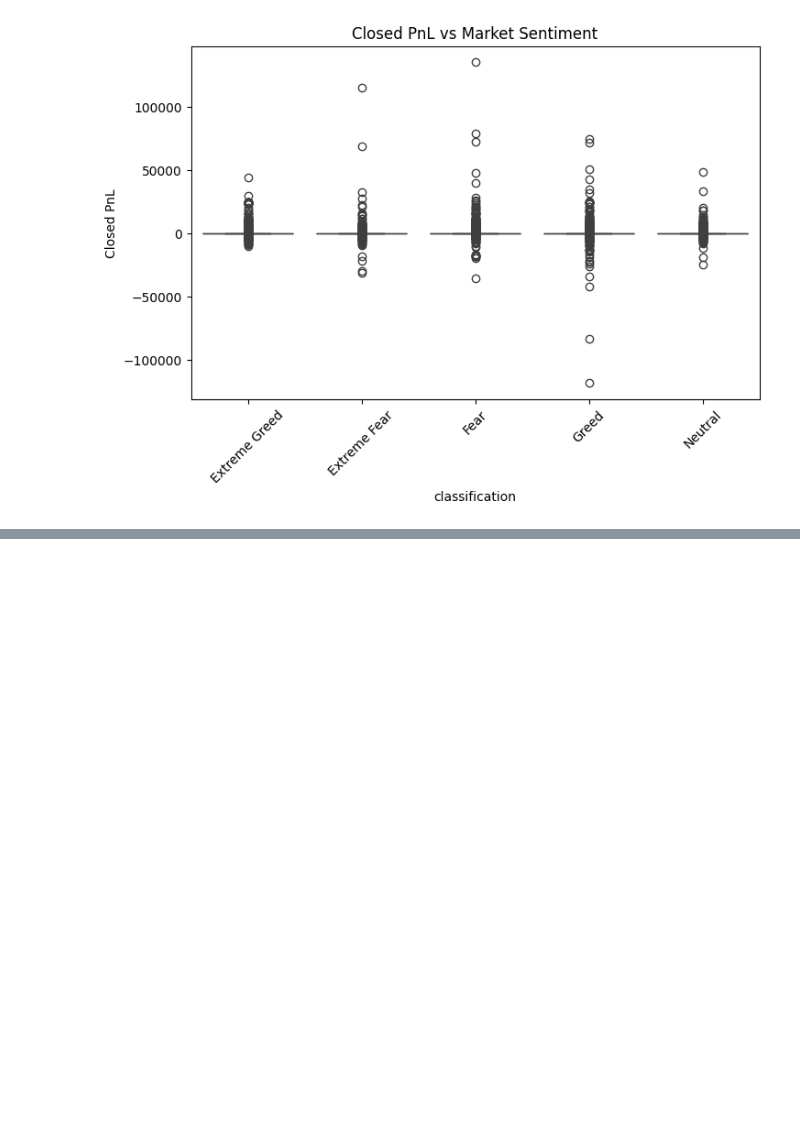
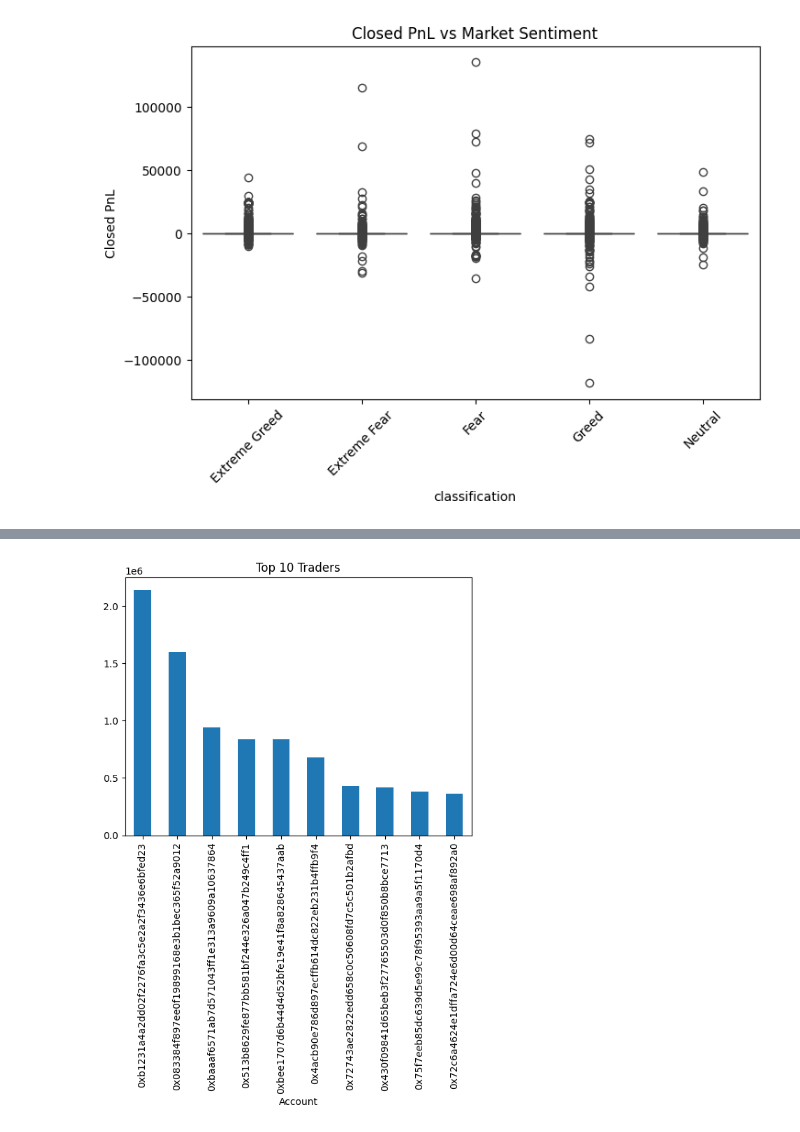
Before and after one commit to thakurdhairya92-gif/bitcoin-sentiment-analysis, a Jupyter notebook: notebooks/analysis.ipynb, the cells around one changed output, grey strips where cells are left out. Saved outputs shown, nothing was run; the diff lists cells and outputs as text; code cells hidden in the pictures; blank space fills up the shorter version.

```diff
--- a/notebooks/analysis.ipynb
+++ b/notebooks/analysis.ipynb
@@ -184,0 +321,10 @@ plt.show()
+# %%
+top = merged.groupby("Account")["Closed PnL"].sum()
+
+top.sort_values(ascending=False).head(10).plot(kind="bar")
+
+plt.title("Top 10 Traders")
+
+plt.show()
+# %% [output]
+[figure, added]
```
Also changed, not shown: parts of 15 cells of this notebook, 1 other file.
